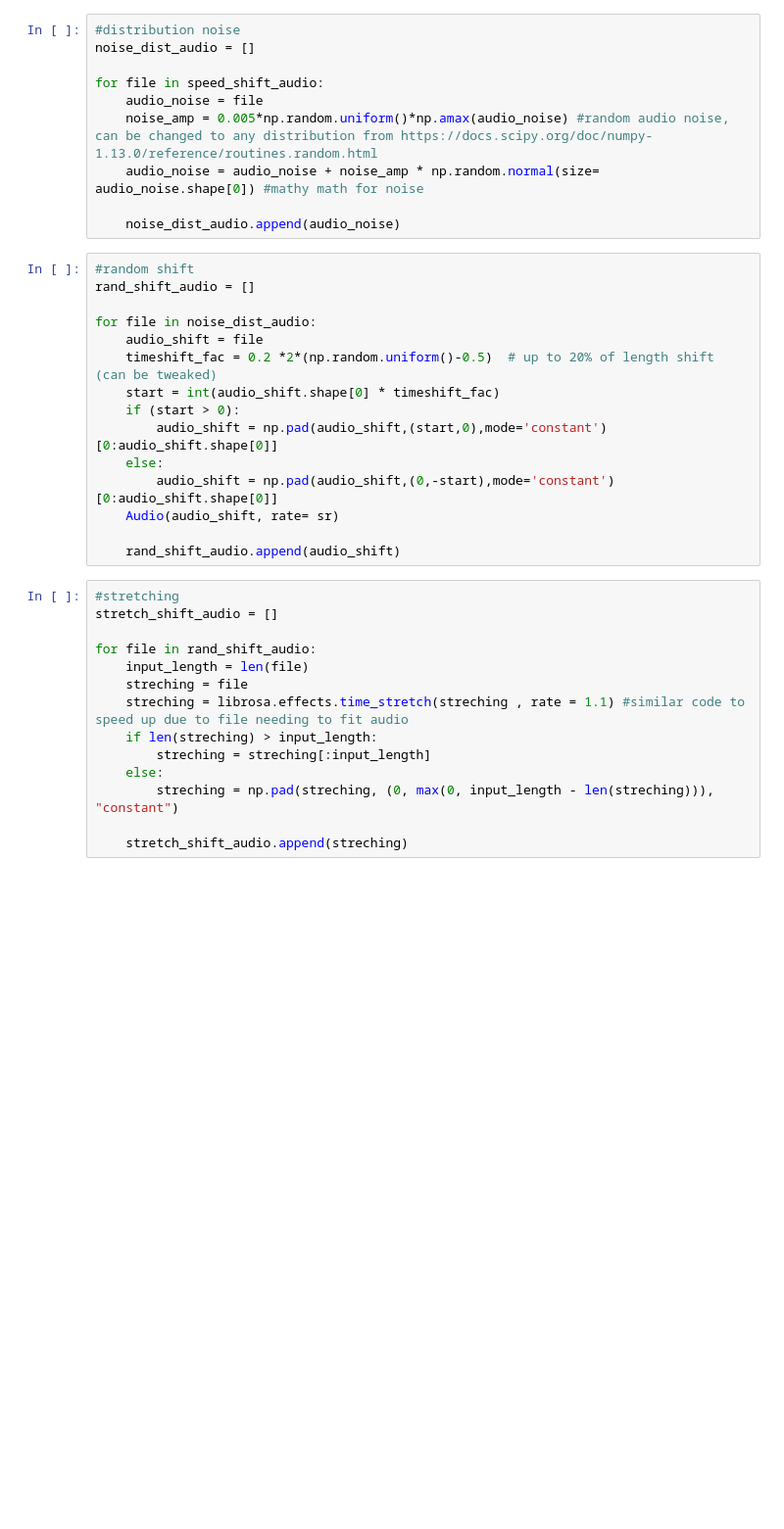
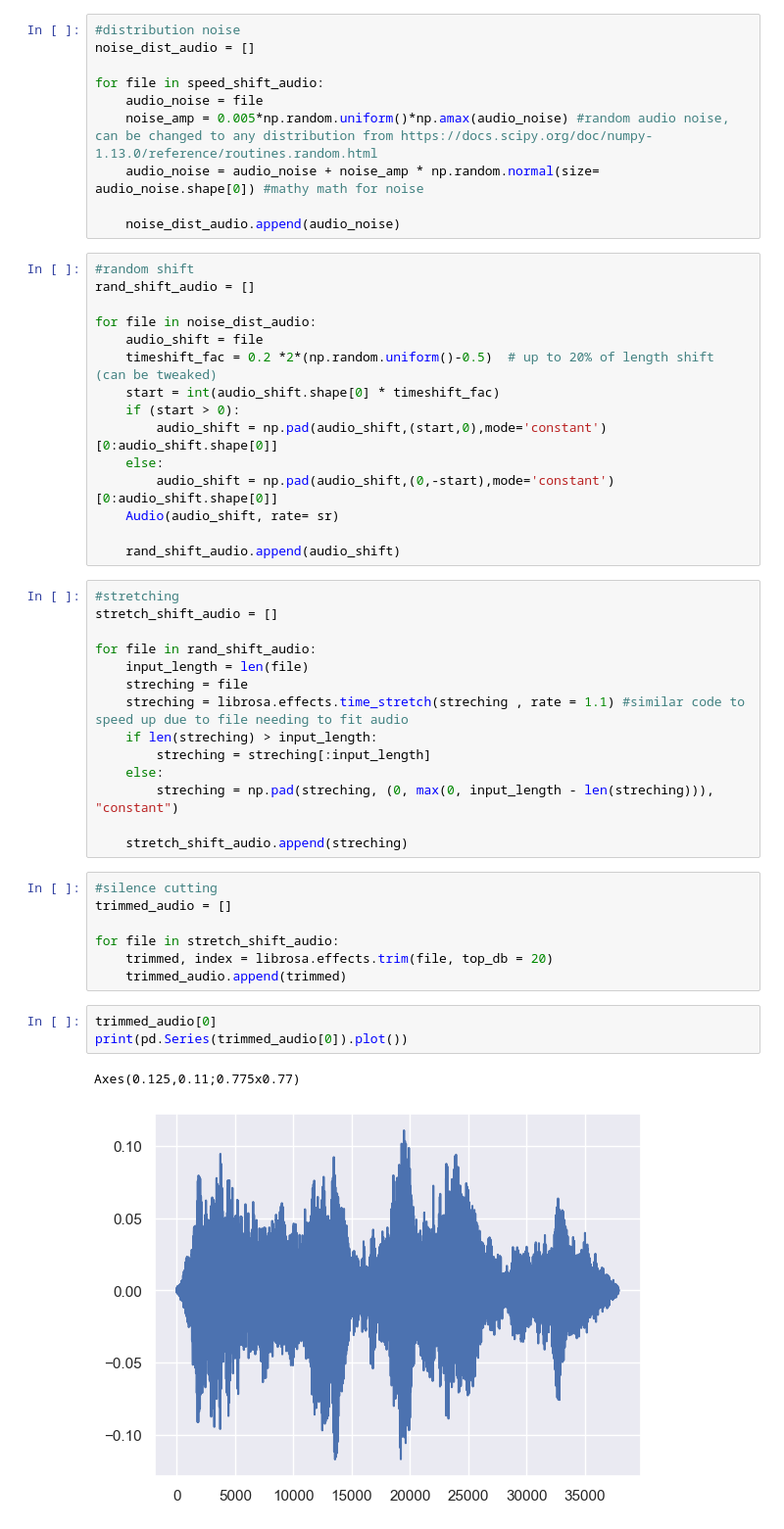
Before and after one commit to Gahtao/DL-Project, a Jupyter notebook: model B/data augmentation.ipynb, the cells around one changed output. Shown at 98% size. Cells and saved outputs as stored; diff of their text form; blank space fills up the shorter version.

Commit message:
added silence deletion

```diff
--- a/model B/data augmentation.ipynb
+++ b/model B/data augmentation.ipynb
@@ -136,3 +136,16 @@ for file in rand_shift_audio:
         streching = np.pad(streching, (0, max(0, input_length - len(streching))), "constant")
 
     stretch_shift_audio.append(streching)
+# %%
+#silence cutting
+trimmed_audio = []
+
+for file in stretch_shift_audio:
+    trimmed, index = librosa.effects.trim(file, top_db = 20)
+    trimmed_audio.append(trimmed)
+# %%
+trimmed_audio[0]
+print(pd.Series(trimmed_audio[0]).plot())
+# %% [output]
+Axes(0.125,0.11;0.775x0.77)
+[figure, added]
```
Also changed, not shown: parts of 5 cells of this notebook.
